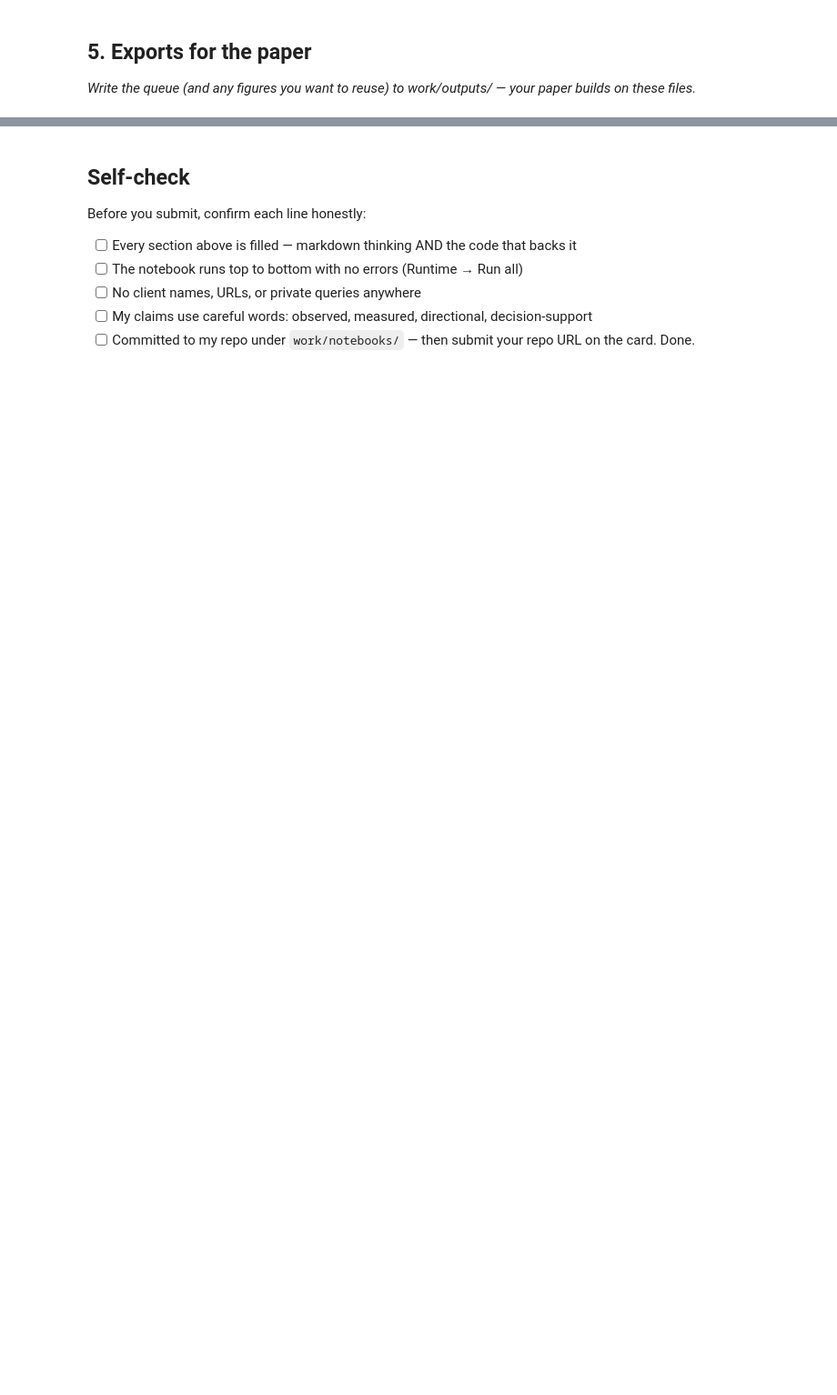
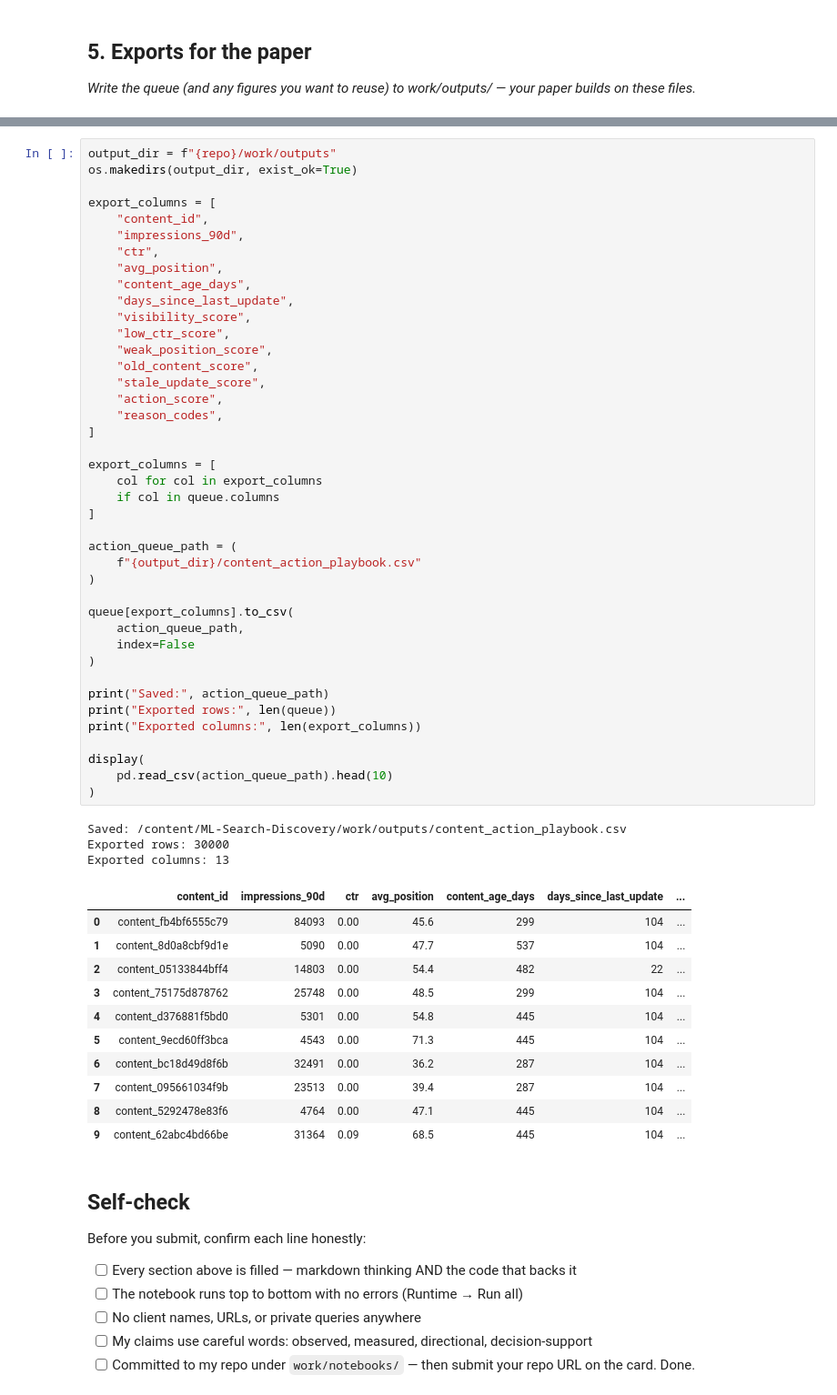
Before and after one commit to bilalahmed251/-ML-Search-Discovery, a Jupyter notebook: work/notebooks/w07_action_playbook.ipynb, the cells around one changed output, grey strips where cells are left out. Shown at 91% size. Cells and saved outputs as stored; diff of their text form; blank space fills up the shorter version.

```diff
--- a/work/notebooks/w07_action_playbook.ipynb
+++ b/work/notebooks/w07_action_playbook.ipynb
@@ -44,3 +276,59 @@ This skeleton is yours to fill. Work the sections **in order** — each one has
+# %%
+output_dir = f"{repo}/work/outputs"
+os.makedirs(output_dir, exist_ok=True)
+
+export_columns = [
+    "content_id",
+    "impressions_90d",
+    "ctr",
+    "avg_position",
+    "content_age_days",
+    "days_since_last_update",
+    "visibility_score",
+    "low_ctr_score",
+    "weak_position_score",
+    "old_content_score",
+    "stale_update_score",
+    "action_score",
+    "reason_codes",
+]
+
+export_columns = [
+    col for col in export_columns
+    if col in queue.columns
+]
+
+action_queue_path = (
+    f"{output_dir}/content_action_playbook.csv"
+)
+
+queue[export_columns].to_csv(
+    action_queue_path,
+    index=False
+)
+
+print("Saved:", action_queue_path)
+print("Exported rows:", len(queue))
+print("Exported columns:", len(export_columns))
+
+display(
+    pd.read_csv(action_queue_path).head(10)
+)
+# %% [output]
+Saved: /content/ML-Search-Discovery/work/outputs/content_action_playbook.csv
+Exported rows: 30000
+Exported columns: 13
+|  | content_id | impressions_90d | ctr | avg_position | content_age_days | days_since_last_update | ... |
+| 0 | content_fb4bf6555c79 | 84093 | 0.00 | 45.6 | 299 | 104 | ... |
+| 1 | content_8d0a8cbf9d1e | 5090 | 0.00 | 47.7 | 537 | 104 | ... |
+| 2 | content_05133844bff4 | 14803 | 0.00 | 54.4 | 482 | 22 | ... |
+| 3 | content_75175d878762 | 25748 | 0.00 | 48.5 | 299 | 104 | ... |
+| 4 | content_d376881f5bd0 | 5301 | 0.00 | 54.8 | 445 | 104 | ... |
+| 5 | content_9ecd60ff3bca | 4543 | 0.00 | 71.3 | 445 | 104 | ... |
+| 6 | content_bc18d49d8f6b | 32491 | 0.00 | 36.2 | 287 | 104 | ... |
+| 7 | content_095661034f9b | 23513 | 0.00 | 39.4 | 287 | 104 | ... |
+| 8 | content_5292478e83f6 | 4764 | 0.00 | 47.1 | 445 | 104 | ... |
+| 9 | content_62abc4bd66be | 31364 | 0.09 | 68.5 | 445 | 104 | ... |
 # %% [markdown]
 ## Self-check
 
```
Also changed, not shown: parts of 14 cells of this notebook.
